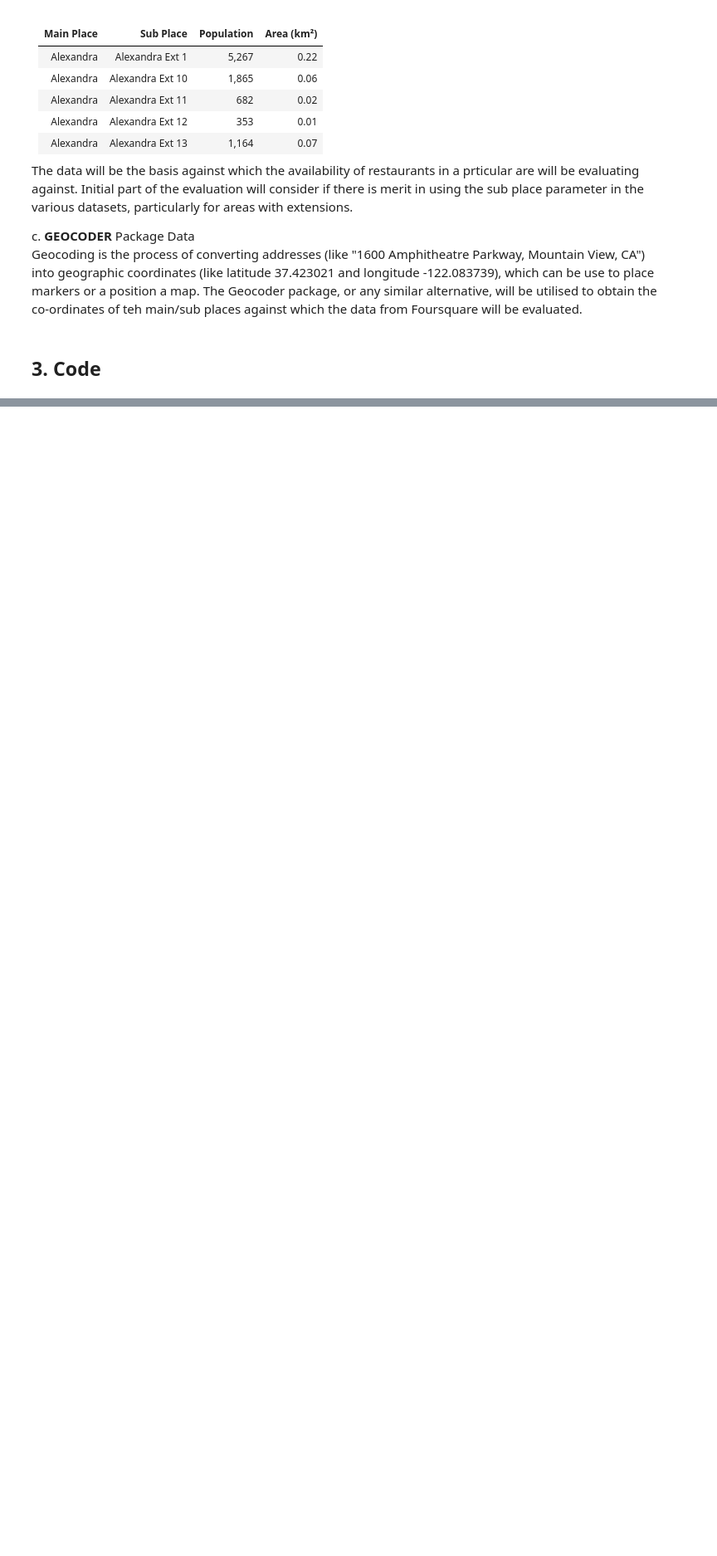
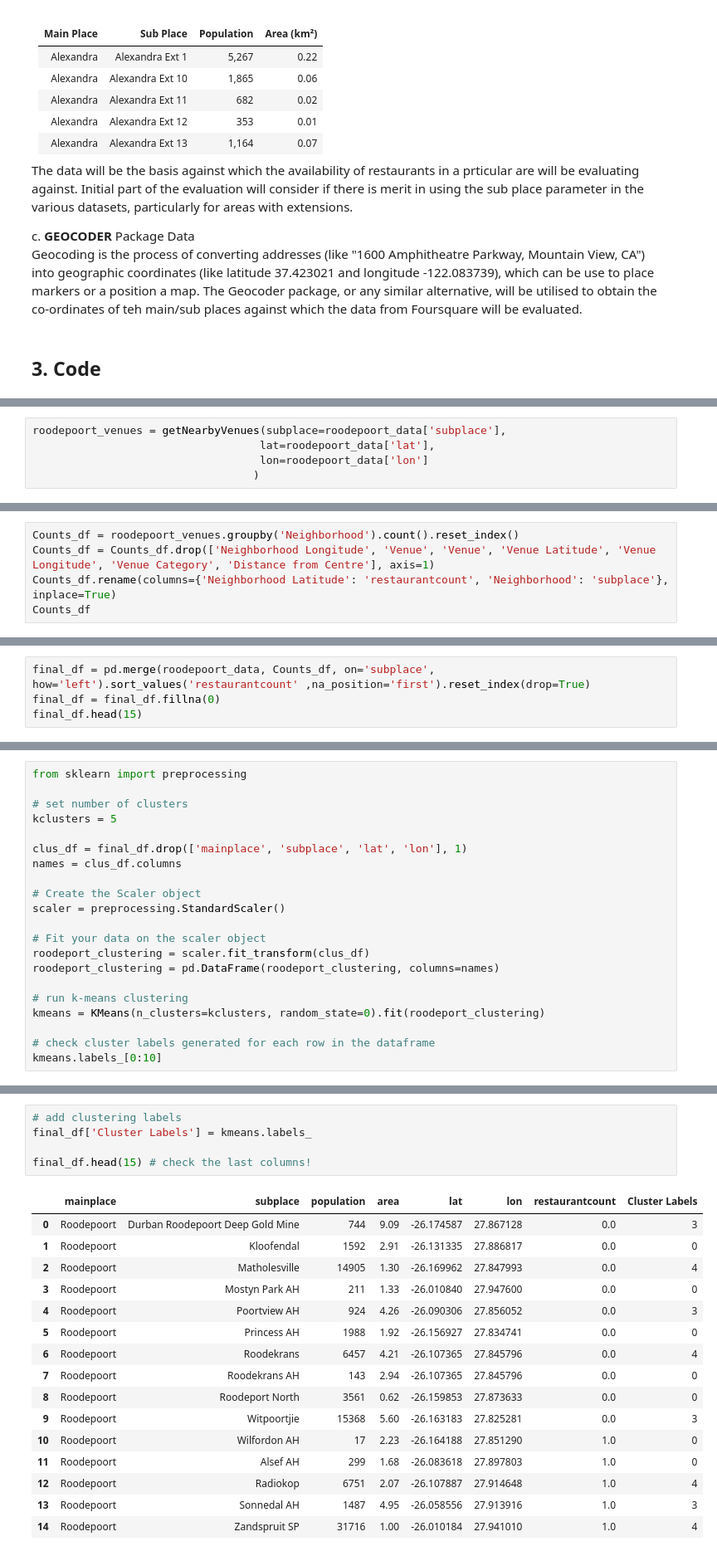
Before and after one commit to mthoencube/Coursera_Capstone, a Jupyter notebook: Capstone Project Notebook.ipynb, the cells around one changed output, grey strips where cells are left out. Shown at 83% size. Cells and saved outputs as stored; diff of their text form; blank space fills up the shorter version.

```diff
--- a/Capstone Project Notebook.ipynb
+++ b/Capstone Project Notebook.ipynb
@@ -35,0 +472,5 @@ Geocoding is the process of converting addresses (like "1600 Amphitheatre Parkwa
+# %%
+roodepoort_venues = getNearbyVenues(subplace=roodepoort_data['subplace'],
+                                   lat=roodepoort_data['lat'],
+                                   lon=roodepoort_data['lon']
+                                  )
@@ -35,0 +511,5 @@ Geocoding is the process of converting addresses (like "1600 Amphitheatre Parkwa
+# %%
+Counts_df = roodepoort_venues.groupby('Neighborhood').count().reset_index()
+Counts_df = Counts_df.drop(['Neighborhood Longitude', 'Venue', 'Venue', 'Venue Latitude', 'Venue Longitude', 'Venue Category', 'Distance from Centre'], axis=1)
+Counts_df.rename(columns={'Neighborhood Latitude': 'restaurantcount', 'Neighborhood': 'subplace'}, inplace=True)
+Counts_df
@@ -35,0 +561,4 @@ Geocoding is the process of converting addresses (like "1600 Amphitheatre Parkwa
+# %%
+final_df = pd.merge(roodepoort_data, Counts_df, on='subplace', how='left').sort_values('restaurantcount' ,na_position='first').reset_index(drop=True)
+final_df = final_df.fillna(0)
+final_df.head(15)
@@ -35,0 +597,21 @@ Geocoding is the process of converting addresses (like "1600 Amphitheatre Parkwa
+# %%
+from sklearn import preprocessing
+
+# set number of clusters
+kclusters = 5
+
+clus_df = final_df.drop(['mainplace', 'subplace', 'lat', 'lon'], 1)
+names = clus_df.columns
+
+# Create the Scaler object
+scaler = preprocessing.StandardScaler()
+
+# Fit your data on the scaler object
+roodeport_clustering = scaler.fit_transform(clus_df)
+roodeport_clustering = pd.DataFrame(roodeport_clustering, columns=names)
+
+# run k-means clustering
+kmeans = KMeans(n_clusters=kclusters, random_state=0).fit(roodeport_clustering)
+
+# check cluster labels generated for each row in the dataframe
+kmeans.labels_[0:10]
@@ -35,0 +620,22 @@ Geocoding is the process of converting addresses (like "1600 Amphitheatre Parkwa
+# %%
+# add clustering labels
+final_df['Cluster Labels'] = kmeans.labels_
+
+final_df.head(15) # check the last columns!
+# %% [output]
+|  | mainplace | subplace | population | area | lat | lon | restaurantcount | Cluster Labels |
+| 0 | Roodepoort | Durban Roodepoort Deep Gold Mine | 744 | 9.09 | -26.174587 | 27.867128 | 0.0 | 3 |
+| 1 | Roodepoort | Kloofendal | 1592 | 2.91 | -26.131335 | 27.886817 | 0.0 | 0 |
+| 2 | Roodepoort | Matholesville | 14905 | 1.30 | -26.169962 | 27.847993 | 0.0 | 4 |
+| 3 | Roodepoort | Mostyn Park AH | 211 | 1.33 | -26.010840 | 27.947600 | 0.0 | 0 |
+| 4 | Roodepoort | Poortview AH | 924 | 4.26 | -26.090306 | 27.856052 | 0.0 | 3 |
+| 5 | Roodepoort | Princess AH | 1988 | 1.92 | -26.156927 | 27.834741 | 0.0 | 0 |
+| 6 | Roodepoort | Roodekrans | 6457 | 4.21 | -26.107365 | 27.845796 | 0.0 | 4 |
+| 7 | Roodepoort | Roodekrans AH | 143 | 2.94 | -26.107365 | 27.845796 | 0.0 | 0 |
+| 8 | Roodepoort | Roodeport North | 3561 | 0.62 | -26.159853 | 27.873633 | 0.0 | 0 |
+| 9 | Roodepoort | Witpoortjie | 15368 | 5.60 | -26.163183 | 27.825281 | 0.0 | 3 |
+| 10 | Roodepoort | Wilfordon AH | 17 | 2.23 | -26.164188 | 27.851290 | 1.0 | 0 |
+| 11 | Roodepoort | Alsef AH | 299 | 1.68 | -26.083618 | 27.897803 | 1.0 | 0 |
+| 12 | Roodepoort | Radiokop | 6751 | 2.07 | -26.107887 | 27.914648 | 1.0 | 4 |
+| 13 | Roodepoort | Sonnedal AH | 1487 | 4.95 | -26.058556 | 27.913916 | 1.0 | 3 |
+| 14 | Roodepoort | Zandspruit SP | 31716 | 1.00 | -26.010184 | 27.941010 | 1.0 | 4 |
```
Also changed, not shown: parts of 89 cells of this notebook.
